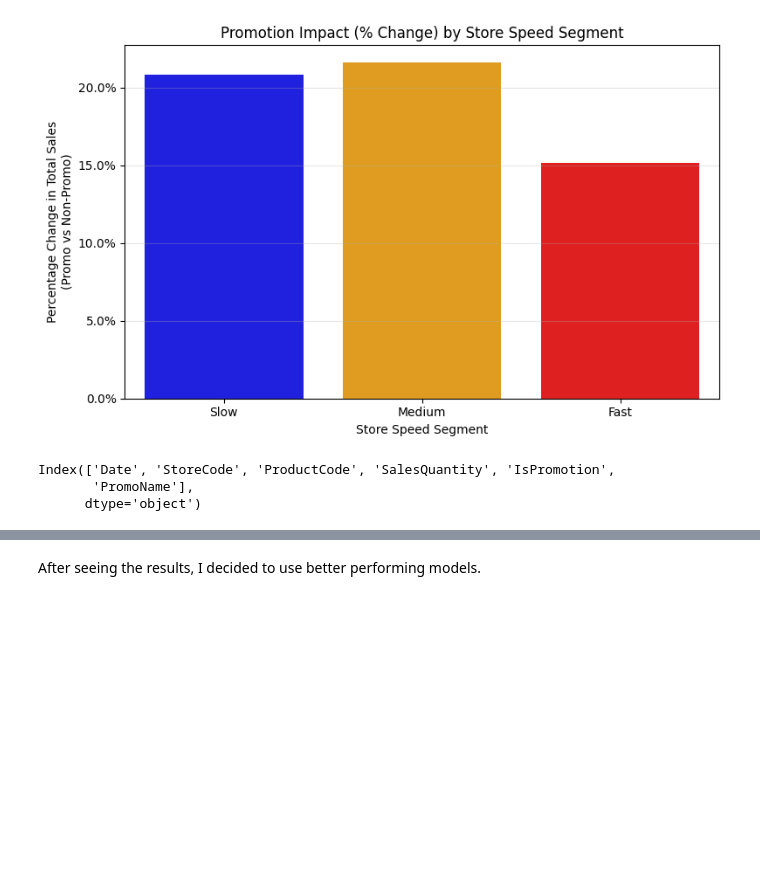
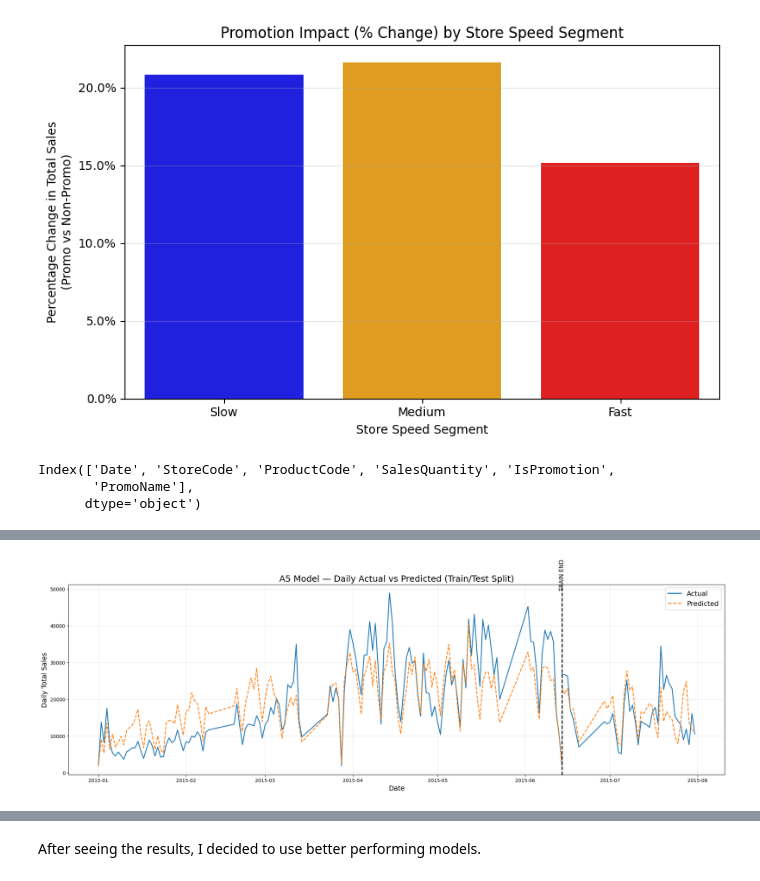
Before and after one commit to emrekaany/Promotion_Bump_DS_Case, a Jupyter notebook: promotion-bump.ipynb, the cells around one changed output, grey strips where cells are left out. Drawn from its saved outputs; the diff is of its cells as text; code cells hidden in the pictures; blank space fills up the shorter version.

```diff
--- a/promotion-bump.ipynb
+++ b/promotion-bump.ipynb
@@ -1021,0 +1223,83 @@ Correct biggest effect (excluding Residual): C(ItemSpeed) (explains approx. 7.99
+# %%
+# ======================================
+# 1) TRAIN / TEST DATES AND SERIES
+# ======================================
+
+# dfm, X, y, split değişkeni A5 modelinde zaten oluşturuldu
+
+train_dates = dfm["Date"].iloc[:split]
+test_dates  = dfm["Date"].iloc[split:]
+
+y_train = y.iloc[:split]
+y_test  = y.iloc[split:]
+
+pred_train = y_pred_train
+pred_test  = y_pred_test
+
+# ======================================
+# 2) DAILY AGGREGATION
+# ======================================
+
+train_plot = (
+    pd.DataFrame({
+        "Date": train_dates.values,
+        "Actual": y_train.values,
+        "Pred": pred_train
+    })
+    .groupby("Date")
+    .sum()
+)
+
+test_plot = (
+    pd.DataFrame({
+        "Date": test_dates.values,
+        "Actual": y_test.values,
+        "Pred": pred_test
+    })
+    .groupby("Date")
+    .sum()
+)
+
+# ======================================
+# 3) FINAL GRAPH (Actual vs Pred — Train/Test Only)
+# ======================================
+
+plt.figure(figsize=(20, 7))
+
+actual_color = "#1f77b4"   # blue
+pred_color   = "#ff7f0e"   # orange
+
+# TRAIN
+plt.plot(train_plot.index, train_plot["Actual"], color=actual_color, linewidth=1.8)
+plt.plot(train_plot.index, train_plot["Pred"],   color=pred_color, linestyle="--", linewidth=1.8)
+
+# TEST
+plt.plot(test_plot.index, test_plot["Actual"], color=actual_color, linewidth=1.8)
+plt.plot(test_plot.index, test_plot["Pred"],   color=pred_color, linestyle="--", linewidth=1.8)
+
+# ====== TRAIN/TEST SPLIT LINE ======
+train_end = train_plot.index.max()
+y_max = max(train_plot["Actual"].max(), test_plot["Actual"].max())
+
+plt.axvline(train_end, color="black", linestyle="--", linewidth=2)
+plt.text(train_end,
+         y_max * 1.02,
+         "TRAIN END",
+         rotation=90,
+         fontsize=12,
+         ha="center")
+
+# ===== LABELS =====
+plt.title("A5 Model — Daily Actual vs Predicted (Train/Test Split)", fontsize=18)
+plt.xlabel("Date", fontsize=14)
+plt.ylabel("Daily Total Sales", fontsize=14)
+
+plt.plot([], [], color=actual_color, linewidth=2, label="Actual")
+plt.plot([], [], color=pred_color, linestyle="--", linewidth=2, label="Predicted")
+plt.legend(fontsize=14)
+
+plt.grid(alpha=0.3)
+plt.tight_layout()
+plt.show()
+# %% [output]
+[figure, added]
```
Also changed, not shown: parts of 19 cells of this notebook.
